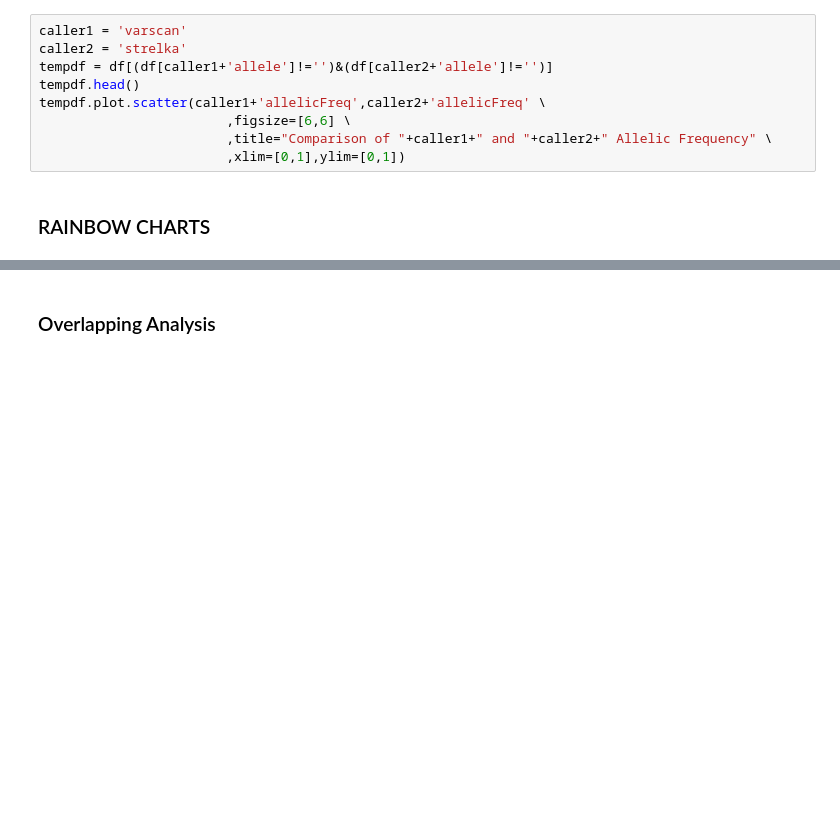
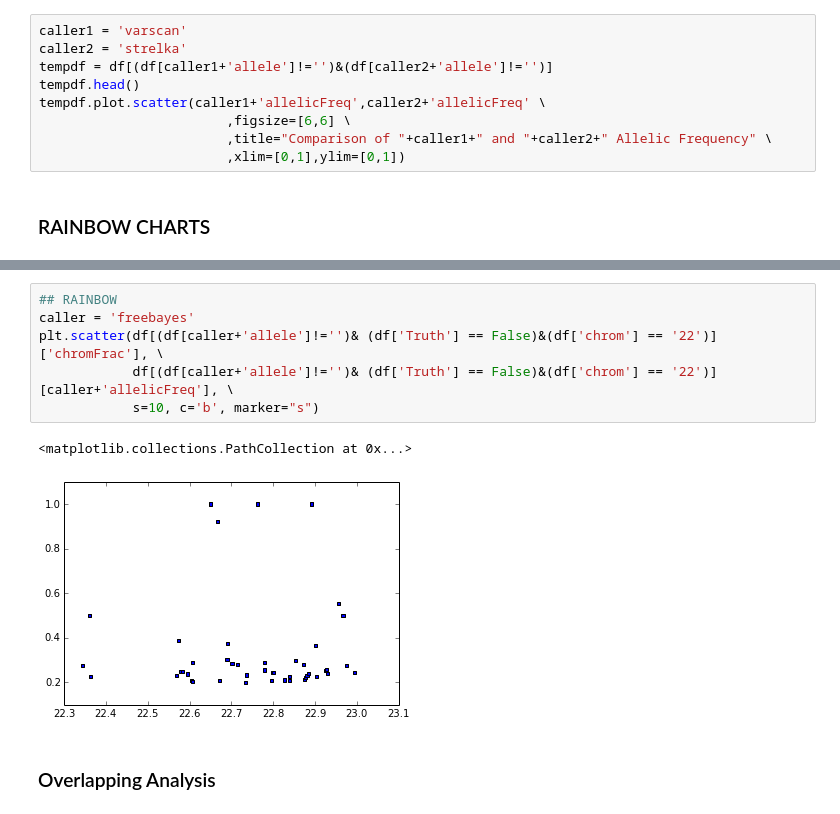
Before and after one commit to hartwigmedical/scripts, a Jupyter notebook: ipython/VCFAnalysis.ipynb, the cells around one changed output, grey strips where cells are left out. Saved outputs shown, nothing was run; the diff lists cells and outputs as text; blank space fills up the shorter version.

```diff
--- a/ipython/VCFAnalysis.ipynb
+++ b/ipython/VCFAnalysis.ipynb
@@ -147,3 +258,12 @@ tempdf.plot.scatter(caller1+'allelicFreq',caller2+'allelicFreq' \
+# %%
+## RAINBOW
+caller = 'freebayes'
+plt.scatter(df[(df[caller+'allele']!='')& (df['Truth'] == False)&(df['chrom'] == '22')]['chromFrac'], \
+            df[(df[caller+'allele']!='')& (df['Truth'] == False)&(df['chrom'] == '22')][caller+'allelicFreq'], \
+            s=10, c='b', marker="s")
+# %% [output]
+<matplotlib.collections.PathCollection at 0x...>
+[figure, added]
 # %% [markdown]
 <h3> Overlapping Analysis
 # %%
```
Also changed, not shown: parts of 15 cells of this notebook, 1 other file.
